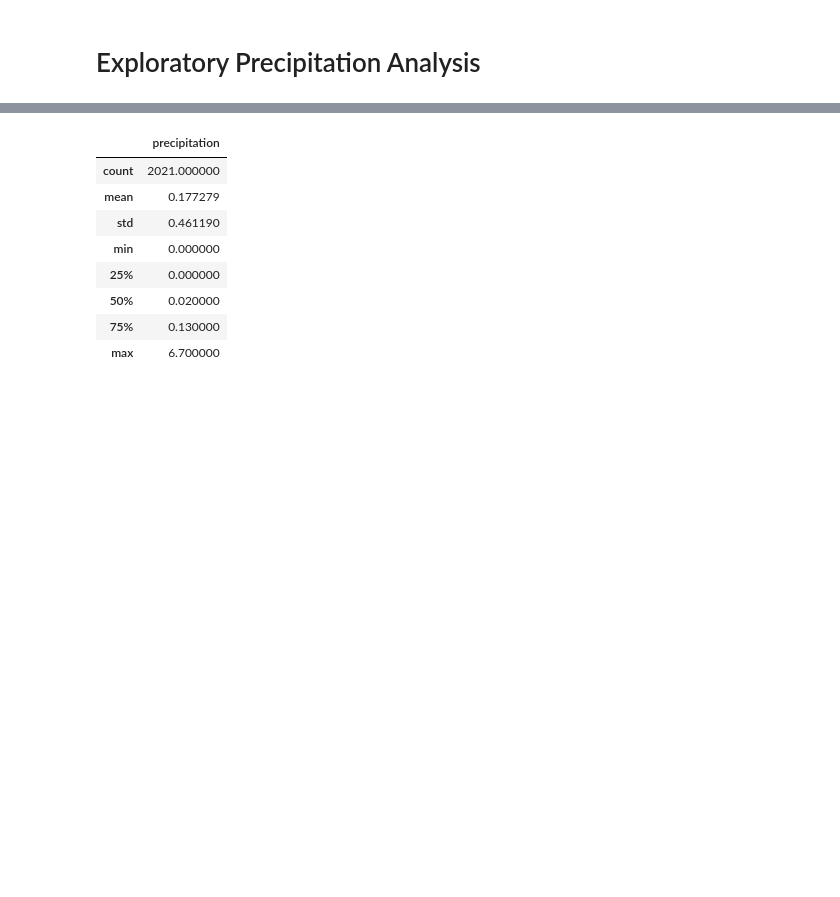
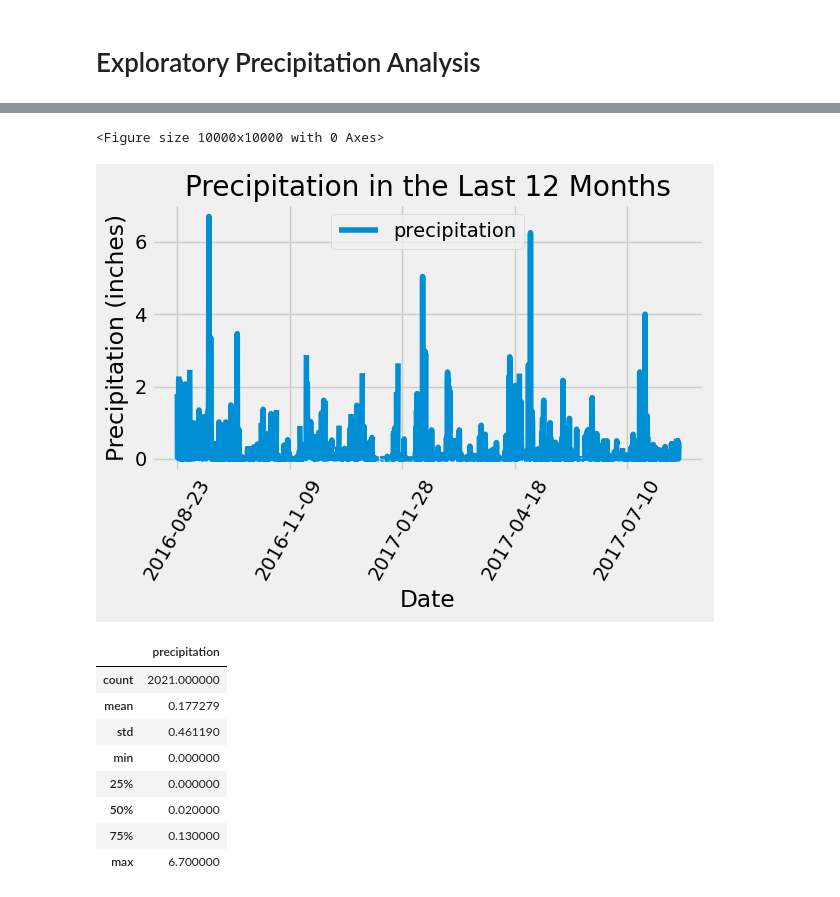
Before and after one commit to bobhulsy/sqlalchemy-challenge, a Jupyter notebook: climate_starter.ipynb, the cells around one changed output, grey strips where cells are left out. Saved outputs shown, nothing was run; the diff lists cells and outputs as text; code cells hidden in the pictures; blank space fills up the shorter version.

```diff
--- a/climate_starter.ipynb
+++ b/climate_starter.ipynb
@@ -112,2 +69,53 @@ Text(0, 0.5, 'Inches')
+# %%
+# import matplotlib.pyplot as plt
+# import numpy as np
+# import pandas as pd
+# from sqlalchemy import create_engine, func
+# from sqlalchemy.orm import sessionmaker
+# from sqlalchemy.ext.automap import automap_base
+
+# Create engine to hawaii.sqlite
+engine = create_engine("sqlite:///Resources/hawaii.sqlite")
+
+# Reflect the database tables
+Base = automap_base()
+Base.prepare(engine, reflect=True)
+
+# Save references to each table
+Measurement = Base.classes.measurement
+
+# Create a session (link) from Python to the DB
+Session = sessionmaker(bind=engine)
+session = Session()
+
+# # Query to retrieve the last 12 months of precipitation data
+latest_date = session.query(Measurement.date).order_by(Measurement.date.desc()).first()
+latest_date = latest_date[0]
+
+one_year_ago = dt.datetime.strptime(latest_date, "%Y-%m-%d") - dt.timedelta(days=366)
+
+precipitation_data = session.query(Measurement.date, Measurement.prcp).\
+    filter(Measurement.date >= one_year_ago).all()
+
+# Load the query results into a Pandas DataFrame
+df = pd.DataFrame(precipitation_data, columns=['date', 'precipitation'])
+
+# Set the 'date' column as the DataFrame index
+df.set_index('date', inplace=True)
+
+# Sort the DataFrame by date
+df.sort_index(inplace=True)
+
+# Plot the precipitation data with a larger figure size
+plt.figure(figsize=(100, 100))
+df.plot(rot=60)
+plt.xlabel("Date")
+plt.ylabel("Precipitation (inches)")
+plt.title("Precipitation in the Last 12 Months")
+plt.tight_layout()
+plt.show()
+# %% [output]
+<Figure size 10000x10000 with 0 Axes>
+[figure, added]
 # %%
 # Use Pandas to calculate the summary statistics for the precipitation data
```
Also changed, not shown: parts of 22 cells of this notebook, 16 other files.
